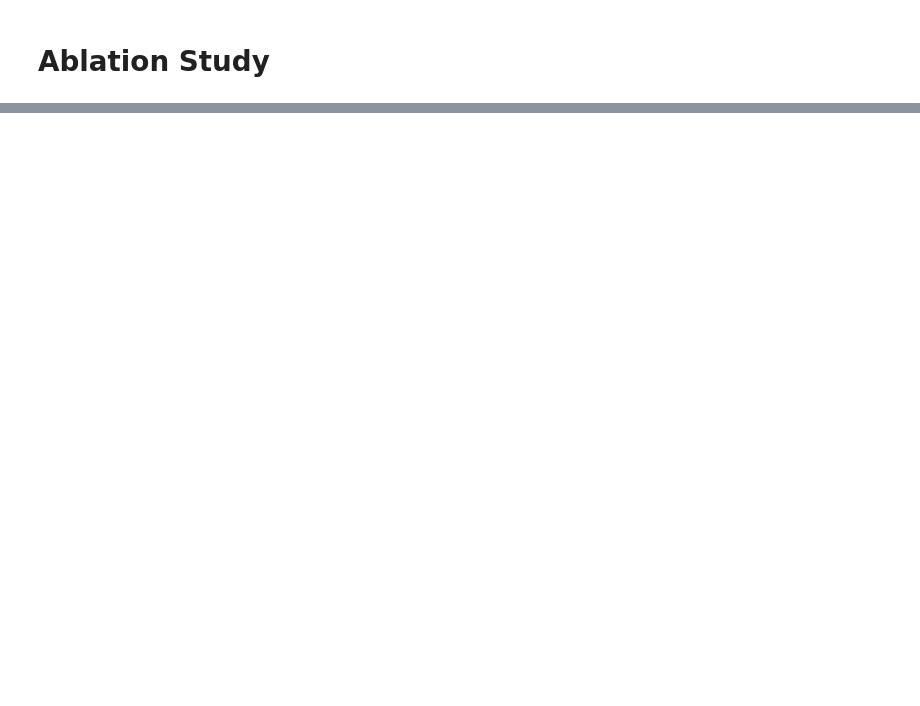
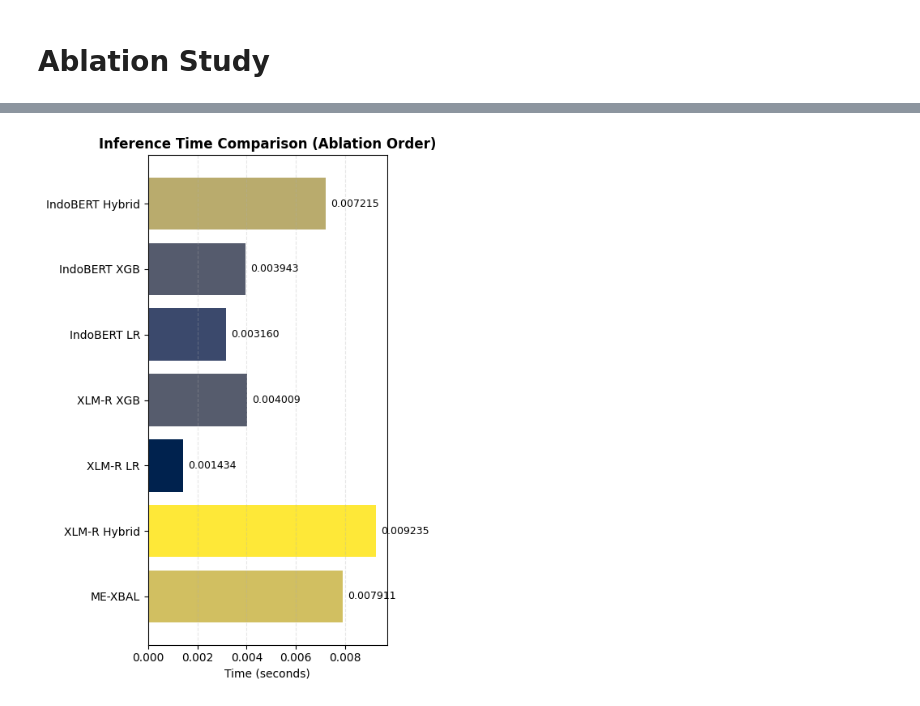
Before and after one commit to rezkanorhafizah/ME-XBal, a Jupyter notebook: semeval-dataset.ipynb, the cells around one changed output, grey strips where cells are left out. Cells and saved outputs as stored; diff of their text form; code cells hidden in the pictures; blank space fills up the shorter version.

```diff
--- a/semeval-dataset.ipynb
+++ b/semeval-dataset.ipynb
@@ -1154,0 +1488,44 @@ plt.show()
+# %%
+import matplotlib.pyplot as plt
+import numpy as np
+
+models = df_time["Model"].values
+inf_times = df_time["Inference Time (s)"].values
+
+# ❌ HAPUS SORTING
+# idx = np.argsort(inf_times)
+# models = models[idx]
+# inf_times = inf_times[idx]
+
+# ================================
+# WARNA CIVIDIS (TETAP GRADIENT)
+# ================================
+cmap = plt.cm.cividis
+norm = (inf_times - inf_times.min()) / (inf_times.max() - inf_times.min())
+colors = [cmap(n) for n in norm]
+
+plt.figure(figsize=(5, 7))
+
+bars = plt.barh(models, inf_times, color=colors)
+
+# ================================
+# LABEL ANGKA
+# ================================
+for bar in bars:
+    width = bar.get_width()
+    plt.text(
+        width + 0.0002,
+        bar.get_y() + bar.get_height()/2,
+        f"{width:.6f}",
+        va='center',
+        fontsize=9
+    )
+
+plt.xlabel("Time (seconds)")
+plt.title("Inference Time Comparison (Ablation Order)", fontweight='bold')
+plt.grid(axis='x', linestyle='--', alpha=0.3)
+
+plt.tight_layout()
+plt.show()
+# %% [output]
+[figure, added]
```
Also changed, not shown: parts of 12 cells of this notebook.
